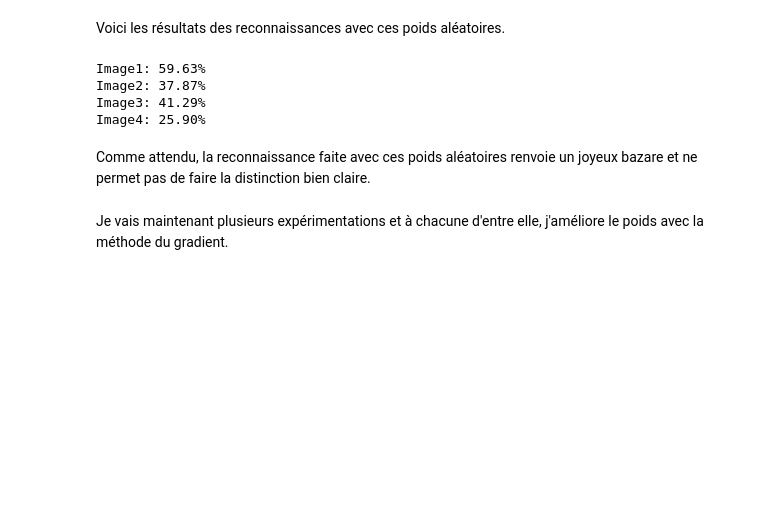
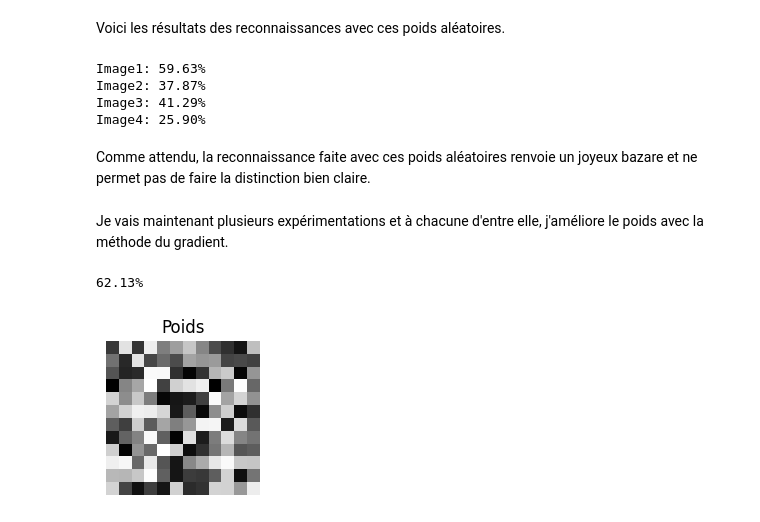
Before and after one commit to mat90hub/python_par_jupyter, a Jupyter notebook: 10_machine_learning/03_neurone.ipynb, the cells around one changed output. Cells and saved outputs as stored; diff of their text form; code cells hidden in the pictures; blank space fills up the shorter version.

Commit message:
travail sur neurone

```diff
--- a/10_machine_learning/03_neurone.ipynb
+++ b/10_machine_learning/03_neurone.ipynb
@@ -338,30 +333,39 @@ class Neuron3:
         else:
             return 0
 
-
     # >>> revoir à partir d'ici
-
     def activation(self, X):
         """X est le vecteur d'entrée du neurone."""
-        # aggregation = np.dot(self.weights, X)  # produit scalaire
-        aggregation = np.average(X, weights = self.weights)
-        return self._filter_(aggregation)
+        sum_weights = sum(self.weights)
+        if sum_weights == 0:
+            return 0
+        else:
+            aggr = np.dot(self.weights, X) / sum_weights
+            return self._filter_(aggr)
 
     def update_weights(self, X, speed = 0.01):
         """mise à jour des poids, pour un vecteur d'entrée X et une vitesse choisie"""
         # self.weights -= speed * np.dot(self.weights, self._filter_grad_(self.weights))
-        aggr = np.average(X, weights = self.weights)
+        sum_weights = sum(self.weights)
+        if sum_weights == 0:
+            return
+        else:
+            aggr = np.dot(self.weights, X) / sum_weights
+
+        # aggr = np.average(X, weights = self.weights)
         fpr = self._filter_prime_(aggr)
         if fpr == 0:
             return
         else:
             for id in range(len(self.weights)):
-                if self.weights[id] == 0:
-                    continue     # no more calculation on weight achieving 0
+                if self.weights[id] <= 0.0 or self.weights[id] >= 1.0:
+                    continue     # no more calculation on weight achieving 0 or 1
                 else:
                     self.weights[id] -= speed * self.weights[id] * fpr
                     if self.weights[id] < 0:
                         self.weights[id] = 0   # weight cannot be below 0
+                    elif self.weights[id] > 1:
+                        self.weights[id] = 1   # weight cannot be above 1
 # %% [markdown]
 L'initialisation sera fait avec des poids choisis au hazard entre 0 et 1.
 # %%
@@ -393,3 +397,19 @@ Image4: 25.90%
 Comme attendu, la reconnaissance faite avec ces poids aléatoires renvoie un joyeux bazare et ne permet pas de faire la distinction bien claire.
 # %% [markdown]
 Je vais maintenant plusieurs expérimentations et à chacune d'entre elle, j'améliore le poids avec la méthode du gradient.
+# %%
+y = mon_neurone3.activation(Input2)
+d = (255 - y) / 255.0
+print(f'{d*100:.2f}%')
+# %% [output]
+62.13%
+# %%
+mon_neurone3.update_weights(X, 0.2*d)
+
+plt.figure(figsize=(2,2))
+plt.imshow(np.reshape(mon_neurone3.weights,(12,12)), cmap="gray")
+plt.axis("off")
+plt.title("Poids")
+plt.show()
+# %% [output]
+[figure, added]
```
Also changed, not shown: parts of 10 cells of this notebook, 1 other file.
